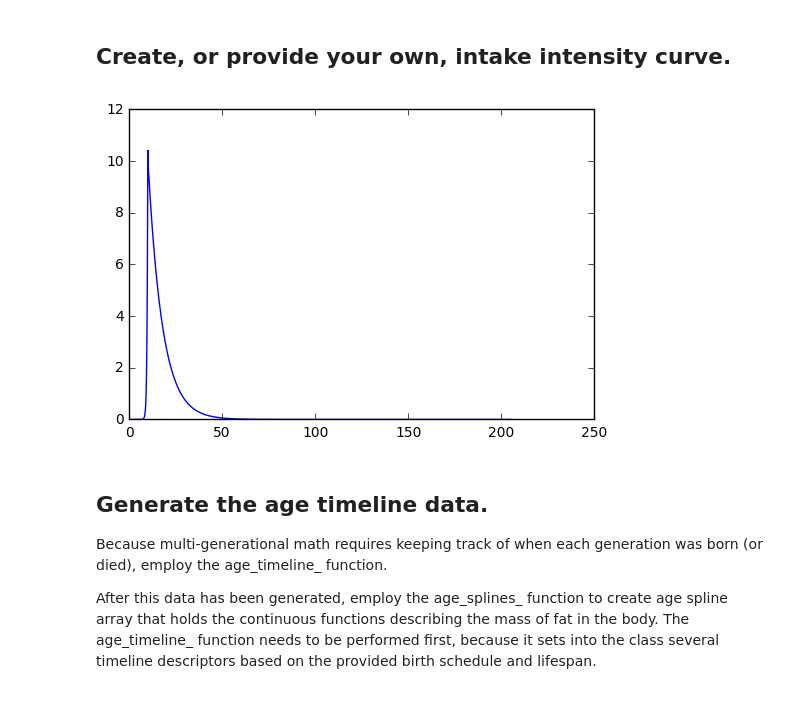
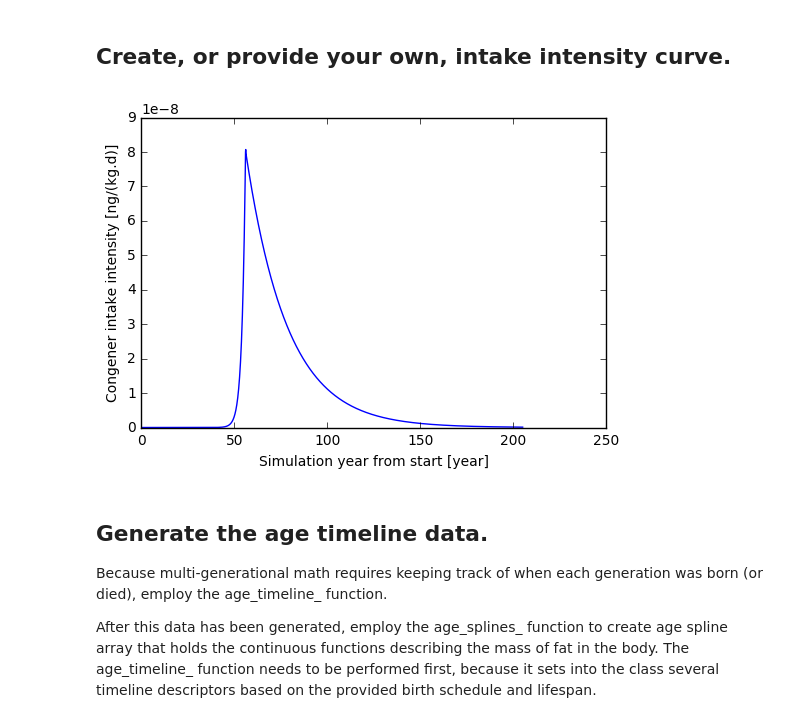
Before and after one commit to PandaStabber/pbpk_breastmilk, a Jupyter notebook: pk_milk_basic_functionality_example.ipynb, the cells around one changed output. Drawn from its saved outputs; the diff is of its cells as text; code cells hidden in the pictures.

```diff
--- a/pk_milk_basic_functionality_example.ipynb
+++ b/pk_milk_basic_functionality_example.ipynb
@@ -40,6 +39,6 @@ In this example, let's solve some problems:
 4. assume that the 1st order kinetic elimination coefficient is log(2)/5 [1/years]. Note: k_elim can also be calculated for each congener, which will be demonstrated.
 5. assume that there are 2 ode's per generation: one for fat mass and one for chemical in fat mass.
 # %%
-pk_milk_base = pk_milk(gens=4, y_start=0, y_end=205,lifespan=80,
+pk_milk_base = pk_milk(gens=5, y_end=205,lifespan=80,
                        brth_age = 25, average_lact_time=[10/12]*5,
                       k_lac=[1e-2] * 5, k_elim=[np.log(2) / 5] * 5)
@@ -159,14 +163,16 @@ lipid_mass_array = pk_milk_base.lipid_mass_from_bw_and_lipid_fraction(bodyweight
 ## Create, or provide your own, intake intensity curve.
 # %%
 # the curve is then a callable function that can be imported into the mass balance
-pk_milk_base.intake_intensity_curve_(method='asymettric_exp_up_and_down', peak_intensity=10)
+pk_milk_base.intake_intensity_curve_(method='asymettric_exp_up_and_down', year_peak = 56, peak_intensity=80e-9)
 
 # this function is stored in the pk_milk_base class (or whatever you name it) and can be recalled/plotted
 x_simulation = np.linspace(pk_milk_base.y_start, pk_milk_base.y_end, pk_milk_base.n_steps)
 plt.plot(x_simulation, pk_milk_base.intake_intensity_curve(x_simulation))
+plt.xlabel('Simulation year from start [year]')
+plt.ylabel('Congener intake intensity [ng/(kg.d)]')
 plt.show()
 # %% [output]
-[figure, old version]
+[figure, new version]
 # %% [markdown]
 ## Generate the age timeline data.
 Because multi-generational math requires keeping track of when each generation was born (or died), employ the age_timeline_ function.
```
Also changed, not shown: parts of 10 cells of this notebook, 2 other files.
